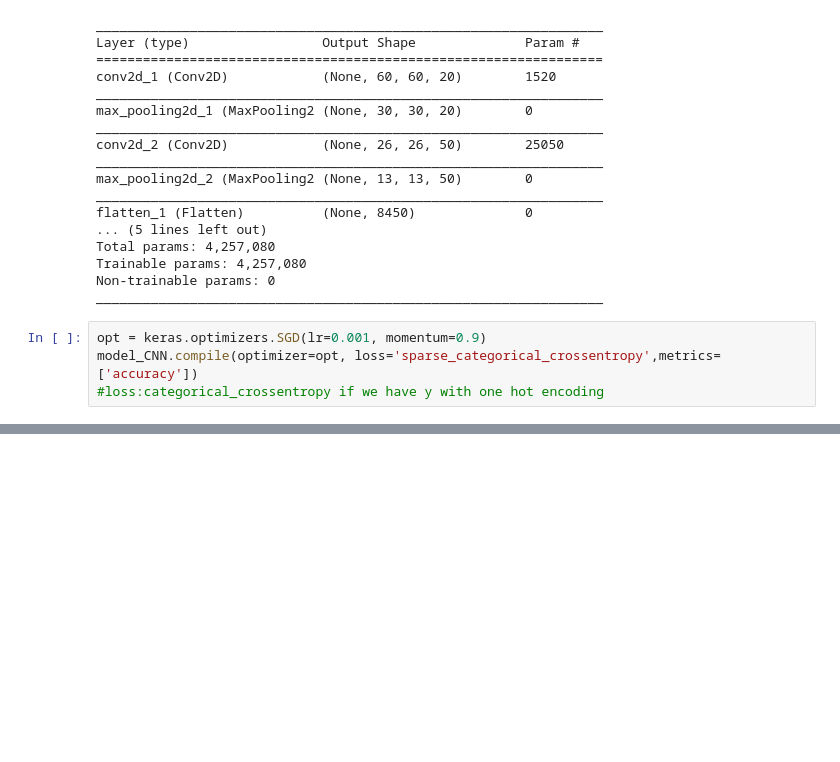
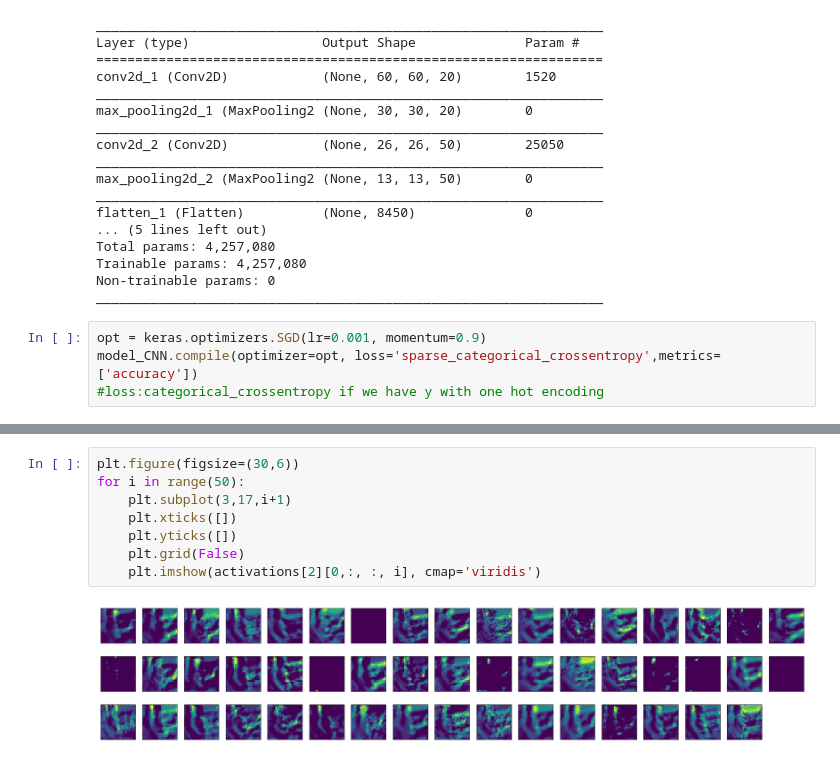
Before and after one commit to pecons/proyectoCV, a Jupyter notebook: notebooks/CNN Testing.ipynb, the cells around one changed output, grey strips where cells are left out. Cells and saved outputs as stored; diff of their text form; blank space fills up the shorter version.

```diff
--- a/notebooks/Data Testing.ipynb
+++ b/notebooks/CNN Testing.ipynb
@@ -212,0 +241,10 @@ valor predicho: 8  clase:  hair and makeup
+# %%
+plt.figure(figsize=(30,6))
+for i in range(50):
+    plt.subplot(3,17,i+1)
+    plt.xticks([])
+    plt.yticks([])
+    plt.grid(False)
+    plt.imshow(activations[2][0,:, :, i], cmap='viridis')
+# %% [output]
+[figure, added]
```
Also changed, not shown: parts of 20 cells of this notebook, 1 other file.
